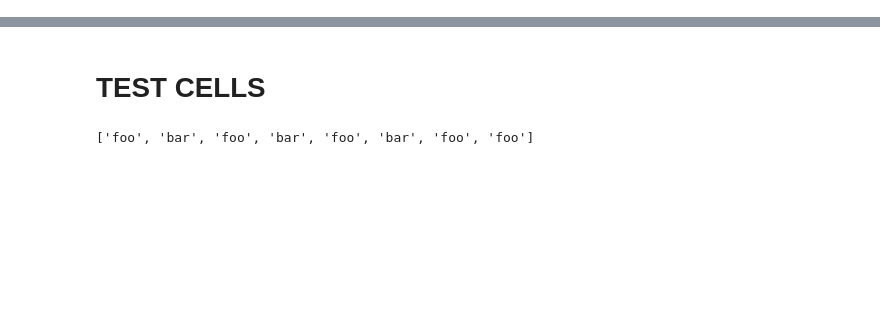
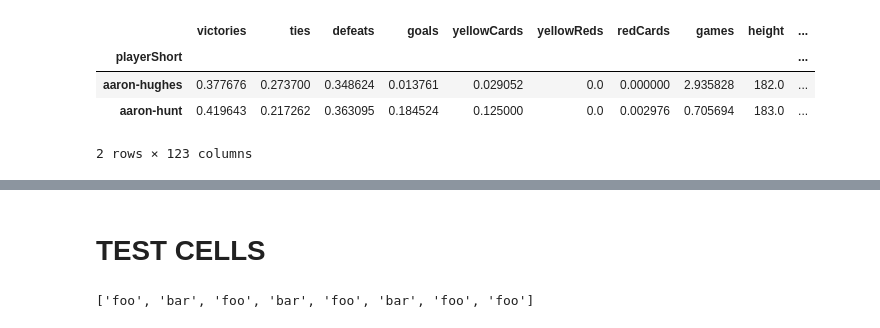
Before and after one commit to bojbilla/AdaHomeworks, a Jupyter notebook: 04 - Applied ML/HW4.ipynb, the cells around one changed output, grey strips where cells are left out. Saved outputs shown, nothing was run; the diff lists cells and outputs as text; code cells hidden in the pictures; blank space fills up the shorter version.

```diff
--- a/04 - Applied ML/HW4.ipynb
+++ b/04 - Applied ML/HW4.ipynb
@@ -122,3 +143,10 @@ dfEncoded = pd.DataFrame(index=dataEncoded.index, data=oneHotEncodedData).astype
 # %%
 # New data with categorical data encoded
 dff = pd.concat([data.drop(['club','position','leagueCountry'], axis=1), dfEncoded], axis=1)
+dff.head(2)
+# %% [output]
+|  | victories | ties | defeats | goals | yellowCards | yellowReds | redCards | games | height | ... |
+| playerShort |  |  |  |  |  |  |  |  |  | ... |
+| aaron-hughes | 0.377676 | 0.273700 | 0.348624 | 0.013761 | 0.029052 | 0.0 | 0.000000 | 2.935828 | 182.0 | ... |
+| aaron-hunt | 0.419643 | 0.217262 | 0.363095 | 0.184524 | 0.125000 | 0.0 | 0.002976 | 0.705694 | 183.0 | ... |
+2 rows × 123 columns
```
Also changed, not shown: parts of 13 cells of this notebook.
